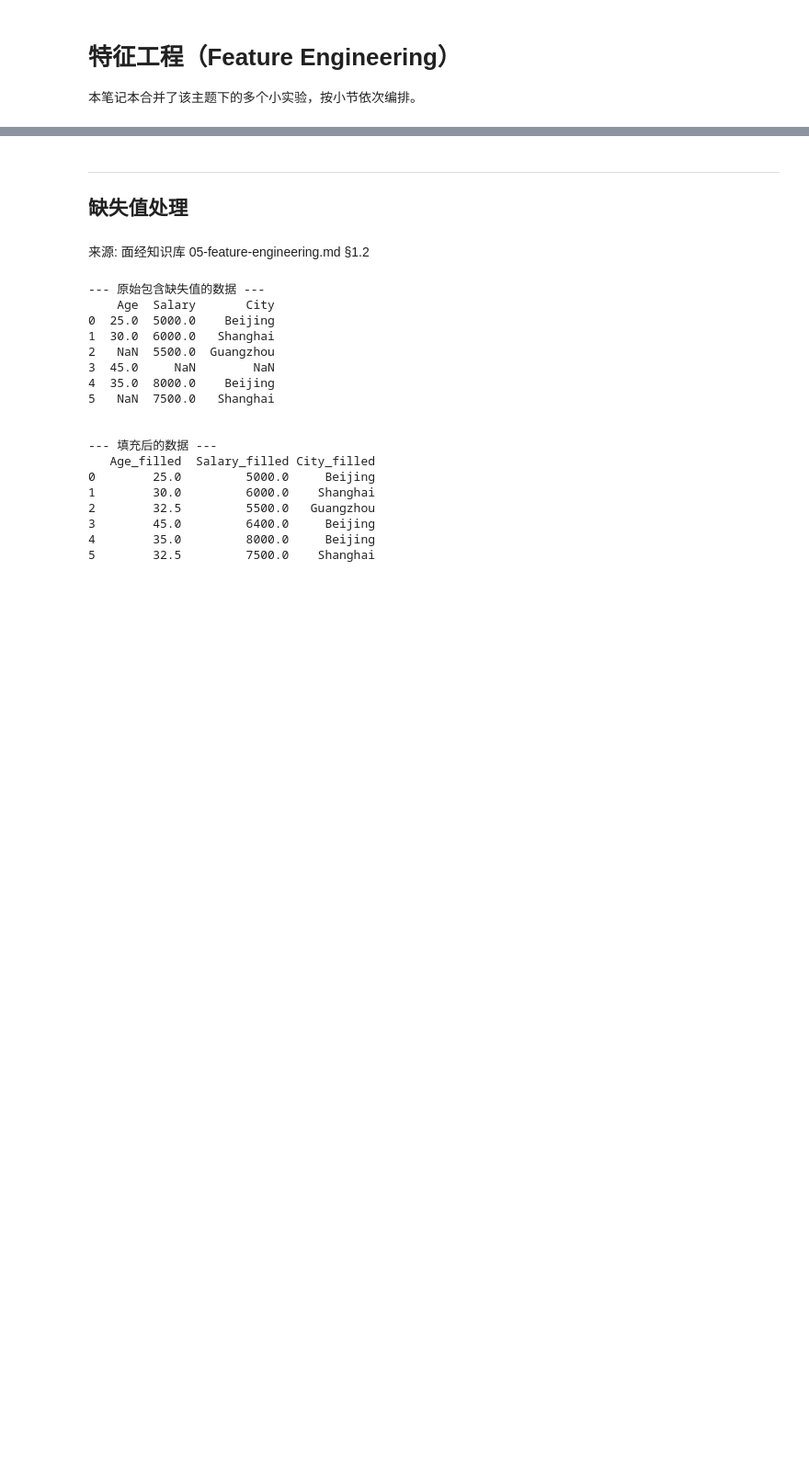
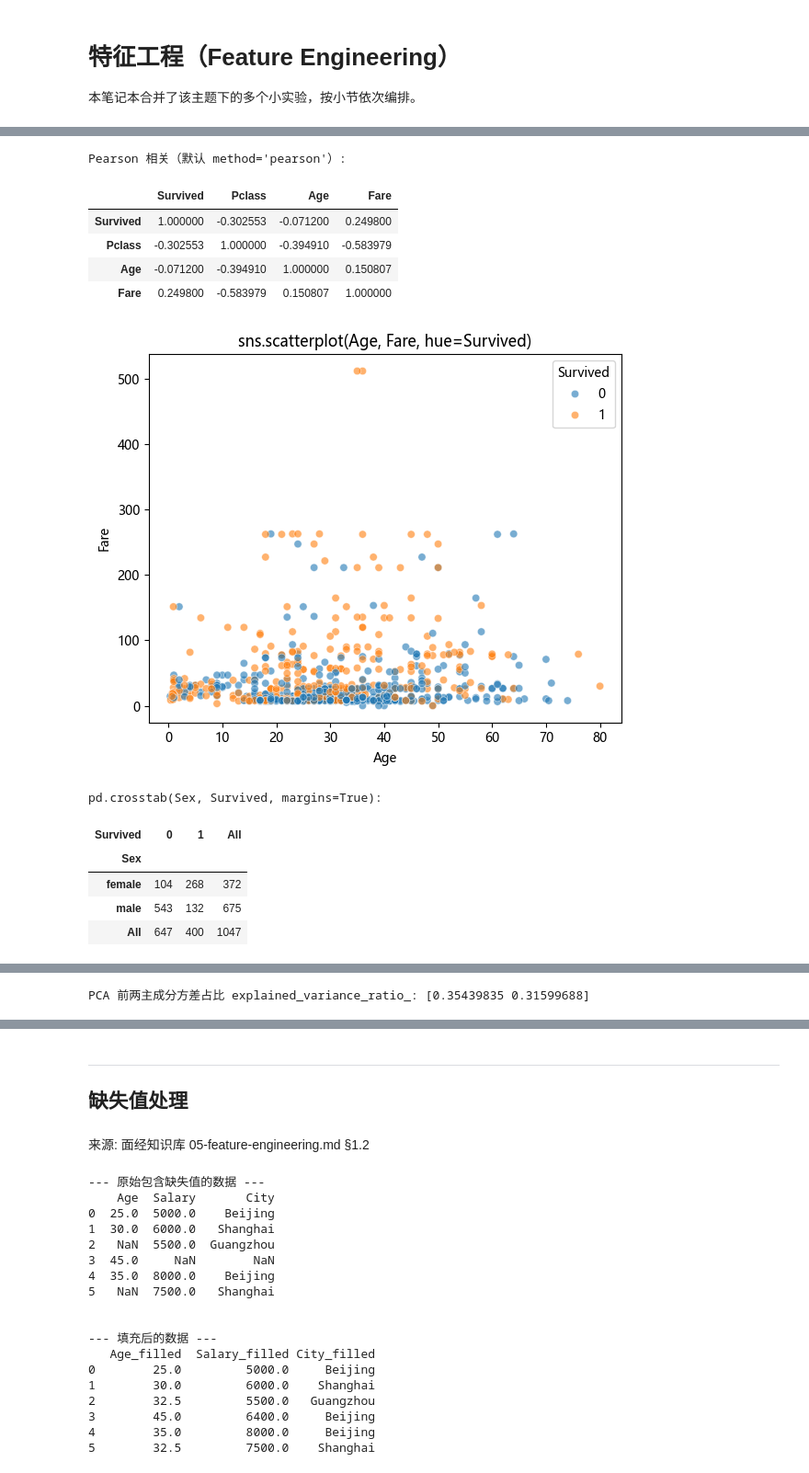
Before and after one commit to prong879/mianjing, a Jupyter notebook: notebooks/machine-learning/01_02_data_preparation.ipynb, the cells around one changed output, grey strips where cells are left out. Shown at 92% size. Cells and saved outputs as stored; diff of their text form; code cells hidden in the pictures; blank space fills up the shorter version.

```diff
--- a/notebooks/machine-learning/01_02_data_preparation.ipynb
+++ b/notebooks/machine-learning/01_02_data_preparation.ipynb
@@ -7,0 +478,68 @@
+# %%
+# =============================================================================
+# 【本格在干什么】多列一起看：相关矩阵、散点图、交叉表、按舱位看的票价箱线图；最后演示 PCA 压成 2 维散点
+# PCA 这里只为「看一眼结构」，真正建模请用 Pipeline 按部就班做
+# =============================================================================
+
+sub = train_eda[["Survived", "Pclass", "Age", "Fare"]].dropna()
+print("Pearson 相关（默认 method='pearson'）:")
+display(sub.corr(numeric_only=True))
+
+fig, ax = plt.subplots(figsize=(6, 5))
+sns.scatterplot(data=train_eda, x="Age", y="Fare", hue="Survived", alpha=0.6, ax=ax)
+ax.set_title("sns.scatterplot(Age, Fare, hue=Survived)")
+plt.tight_layout()
+plt.show()
+
+ct = pd.crosstab(train_eda["Sex"], train_eda["Survived"], margins=True)
+print("pd.crosstab(Sex, Survived, margins=True):")
+display(ct)
+
+fig, ax = plt.subplots(figsize=(5, 4))
+sns.boxplot(data=train_eda, x="Pclass", y="Fare", hue="Survived", ax=ax)
+ax.set_title("sns.boxplot(Pclass, Fare, hue=Survived)")
+plt.tight_layout()
+plt.show()
+
+# ---------- 全部数值列的相关热力图 ----------
+num_only = train_eda.select_dtypes(include="number")
+corr = num_only.corr(numeric_only=True)
+plt.figure(figsize=(7, 5))
+sns.heatmap(corr, annot=True, fmt=".2f", cmap="RdBu_r", center=0)
+plt.title("sns.heatmap(df.corr()) 数值相关")
+plt.tight_layout()
+plt.show()
+
+# ---------- PCA：把多维压成 2 维画图，颜色=是否生还（下方 fillna 仅演示用） ----------
+from sklearn.preprocessing import StandardScaler
+from sklearn.decomposition import PCA
+
+feat_cols = [c for c in ["Pclass", "Age", "SibSp", "Parch", "Fare"] if c in train_eda.columns]
+feat = train_eda[feat_cols].copy()
+feat = feat.fillna(feat.median(numeric_only=True))  # 正式建模请用 Imputer 在 Pipeline 里做
+Z = StandardScaler().fit_transform(feat)  # PCA 前通常先标准化
+pca_demo = PCA(n_components=2, random_state=42)
+coords = pca_demo.fit_transform(Z)
+print("PCA 前两主成分方差占比 explained_variance_ratio_:", pca_demo.explained_variance_ratio_)
+plt.figure(figsize=(5, 4))
+sc = plt.scatter(coords[:, 0], coords[:, 1], c=train_eda["Survived"], cmap="coolwarm", alpha=0.5)
+plt.colorbar(sc, label="Survived")
+plt.xlabel("PC1")
+plt.ylabel("PC2")
+plt.title("PCA(2) + scatter（探索性可视化）")
+plt.tight_layout()
+plt.show()
+# %% [output]
+Pearson 相关（默认 method='pearson'）:
+|  | Survived | Pclass | Age | Fare |
+| Survived | 1.000000 | -0.302553 | -0.071200 | 0.249800 |
+| Pclass | -0.302553 | 1.000000 | -0.394910 | -0.583979 |
+| Age | -0.071200 | -0.394910 | 1.000000 | 0.150807 |
+| Fare | 0.249800 | -0.583979 | 0.150807 | 1.000000 |
+[figure, added]
+pd.crosstab(Sex, Survived, margins=True):
+| Survived | 0 | 1 | All |
+| Sex |  |  |  |
+| female | 104 | 268 | 372 |
+| male | 543 | 132 | 675 |
+| All | 647 | 400 | 1047 |
@@ -7,0 +548 @@
+PCA 前两主成分方差占比 explained_variance_ratio_: [0.35439835 0.31599688]
```
Also changed, not shown: parts of 13 cells of this notebook, 5 other files.
